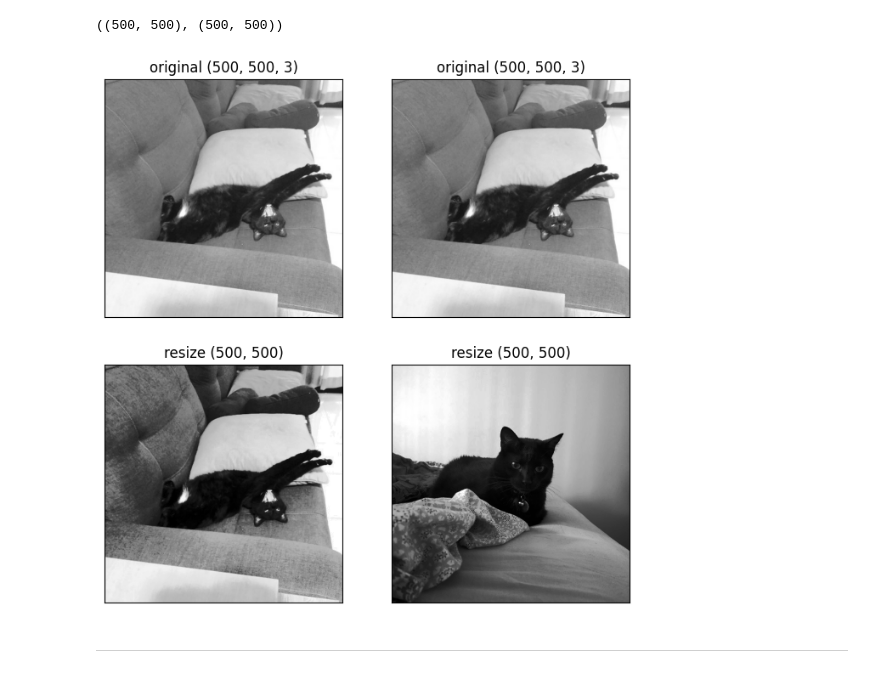
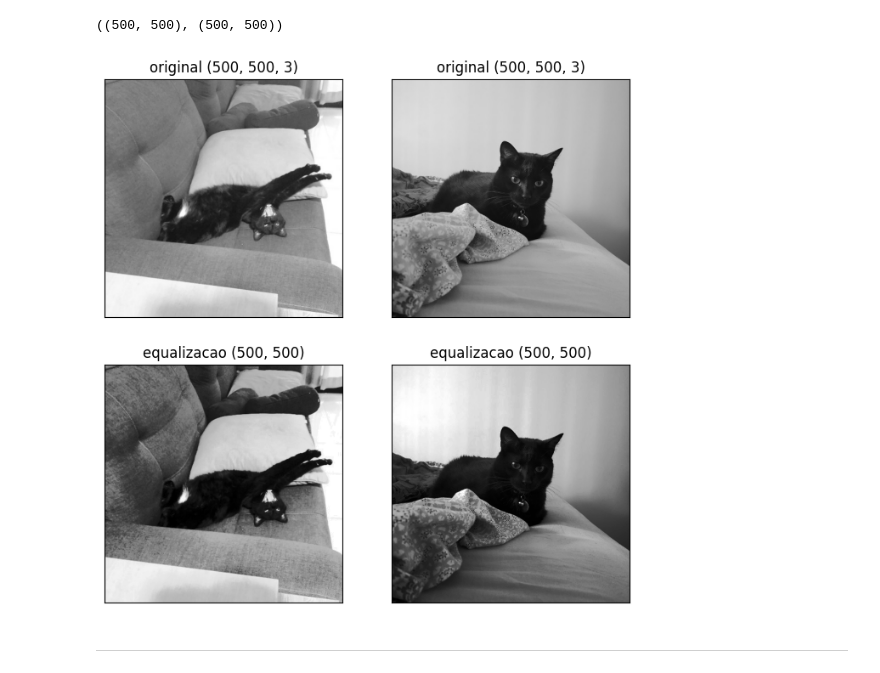
Before and after one commit to htbrandao/ppgi-proc-img, a Jupyter notebook: trab04/trab04.ipynb, the cells around one changed output. Saved outputs shown, nothing was run; the diff lists cells and outputs as text; code cells hidden in the pictures.

```diff
--- a/trab04/trab04.ipynb
+++ b/trab04/trab04.ipynb
@@ -44,12 +44,12 @@ plt.show()
 # %% [output]
 [figure]
 # %%
-def euqalizacao(imagem):
+def equalizacao(imagem):
     imagem = cv2.cvtColor(imagem, cv2.COLOR_BGR2GRAY)
     imagem = cv2.equalizeHist(imagem)
     return imagem
 # %%
-y1eq, y2eq = euqalizacao(x1), euqalizacao(x2)
+y1eq, y2eq = equalizacao(x1), equalizacao(x2)
 
 y1eq.shape, y2eq.shape
 # %% [output]
@@ -61,37 +61,37 @@ plt.subplot(2,2,1)
 _ = x1
 __ = _.shape
 plt.title(f'original {__}')
 plt.imshow(_)
 plt.xticks([])
 plt.yticks([])
 
 plt.subplot(2,2,2)
 _ = x2
 __ = _.shape
 plt.title(f'original {__}')
-plt.imshow(x1)
+plt.imshow(_)
 plt.xticks([])
 plt.yticks([])
 
 plt.subplot(2,2,3)
 _ = y1eq
 __ = _.shape
-plt.title(f'resize {__}')
+plt.title(f'equalizacao {__}')
 plt.imshow(_, cmap='gray')
 plt.xticks([])
 plt.yticks([])
 
 plt.subplot(2,2,4)
 _ = y2eq
 __ = _.shape
-plt.title(f'resize {__}')
+plt.title(f'equalizacao {__}')
 plt.imshow(_, cmap='gray')
 plt.xticks([])
 plt.yticks([])
 
 plt.show()
 # %% [output]
-[figure, old version]
+[figure, new version]
 # %% [markdown]
 ___
 # %%
```
